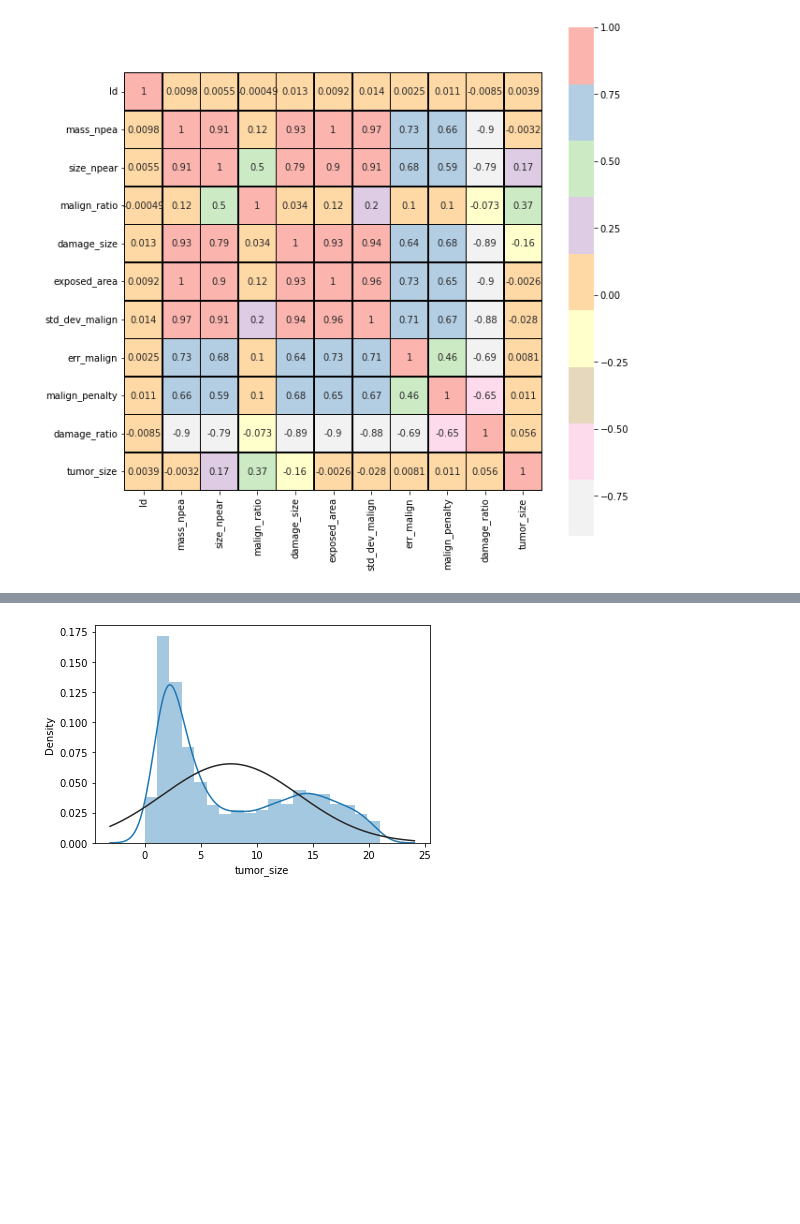
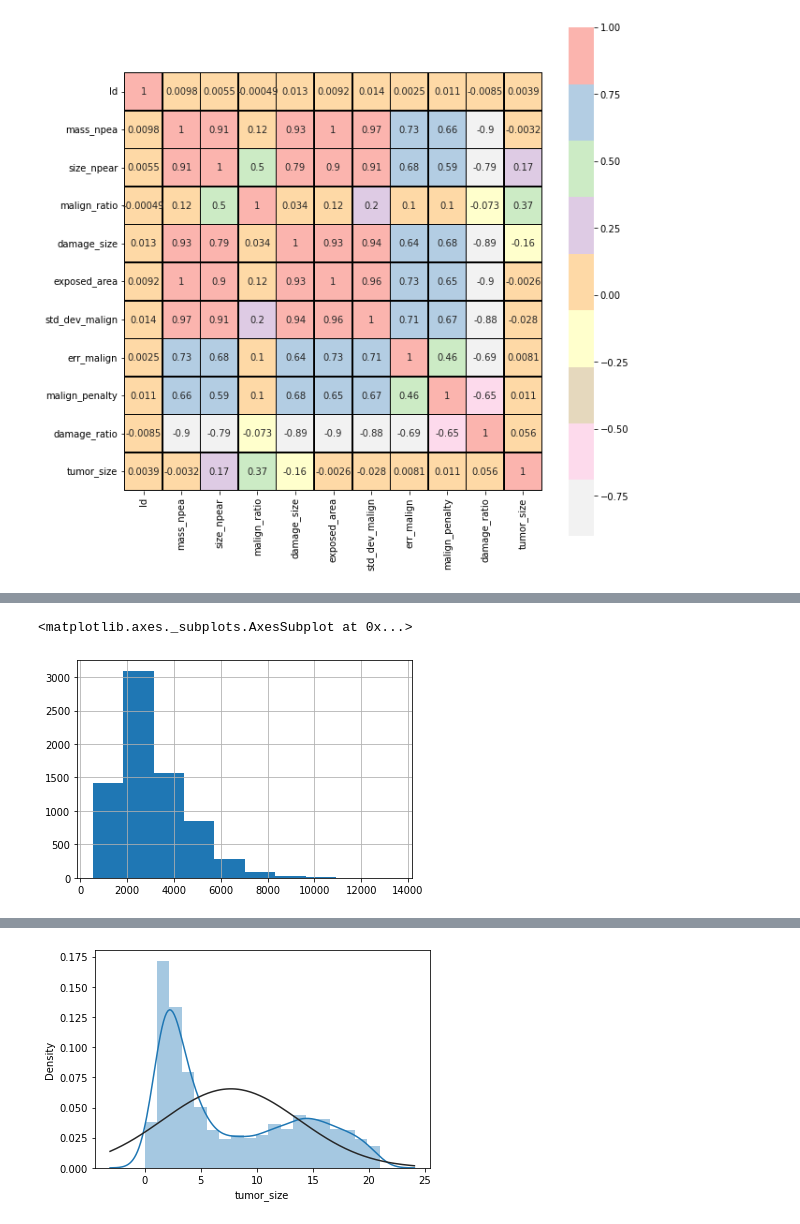
Before and after one commit to vbhaktha13/ML, a Jupyter notebook: Copy_of_Project_tumor_size.ipynb, the cells around one changed output, grey strips where cells are left out. Drawn from its saved outputs; the diff is of its cells as text; code cells hidden in the pictures; blank space fills up the shorter version.

```diff
--- a/Copy_of_Project_tumor_size.ipynb
+++ b/Copy_of_Project_tumor_size.ipynb
@@ -152,0 +200,5 @@ Strong correlations are observed in some variables such as std_dev_malign, mass_
+# %%
+tumor_train['size_npear'].hist()
+# %% [output]
+<matplotlib.axes._subplots.AxesSubplot at 0x...>
+[figure, added]
```
Also changed, not shown: parts of 42 cells of this notebook.
